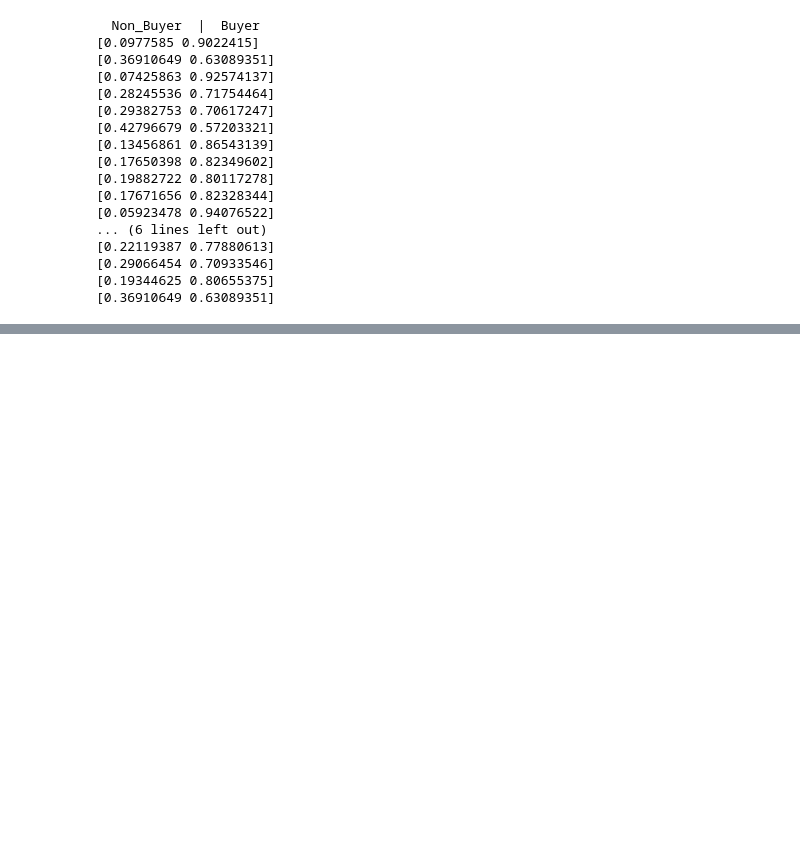
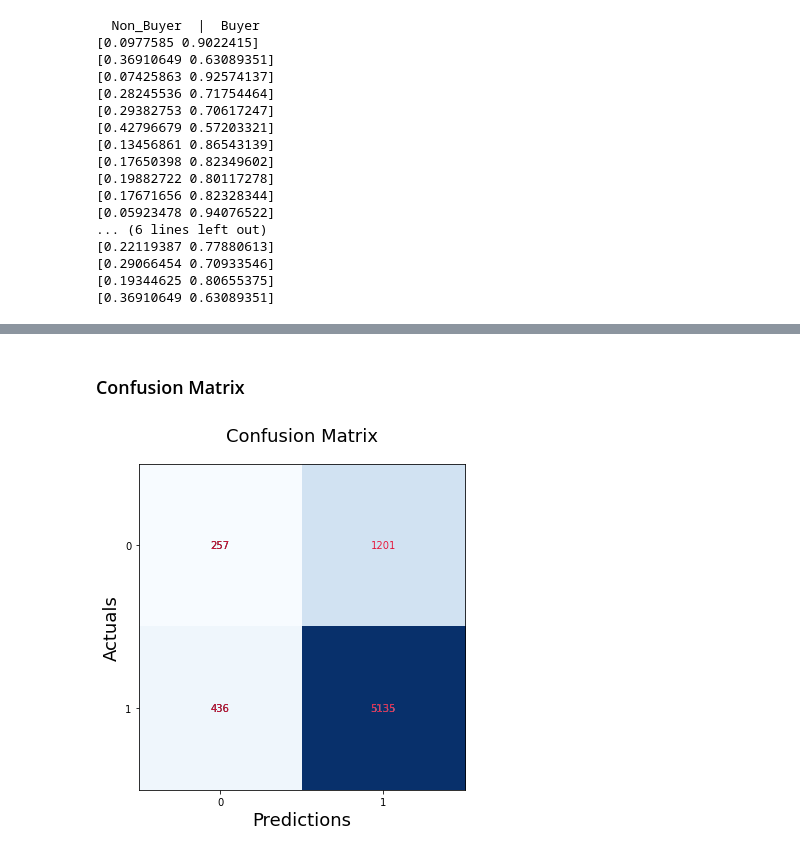
Before and after one commit to princeKike27/Khiron-Next-Buyers-FM, a Jupyter notebook: Khiron_Next_Buyers_FM.ipynb, the cells around one changed output, grey strips where cells are left out. Cells and saved outputs as stored; diff of their text form; code cells hidden in the pictures; blank space fills up the shorter version.

```diff
--- a/Khiron_Next_Buyers_FM.ipynb
+++ b/Khiron_Next_Buyers_FM.ipynb
@@ -1439,0 +1442,24 @@ for i in range(0, 21):
+# %% [markdown]
+### Confusion Matrix
+# %%
+# confusion matrix to compare the test labels to the prediction
+from sklearn.metrics import confusion_matrix
+from mlxtend.plotting import plot_confusion_matrix
+
+cm = confusion_matrix(labels_test, predict_new_threshold)
+
+# plot confusion matrix
+fig, ax = plot_confusion_matrix(conf_mat=cm, figsize=(6, 6))
+plt.xlabel('Predictions', fontsize=18)
+plt.ylabel('Actuals', fontsize=18)
+
+# change color of occurences
+for i in range(2):
+  for e in range(2):
+    ax.text(e, i, cm[i, e], ha='center', va='center', color='crimson')
+
+
+plt.title('Confusion Matrix', fontsize=18)
+plt.show()
+# %% [output]
+[figure, added]
```
Also changed, not shown: parts of 8 cells of this notebook.
